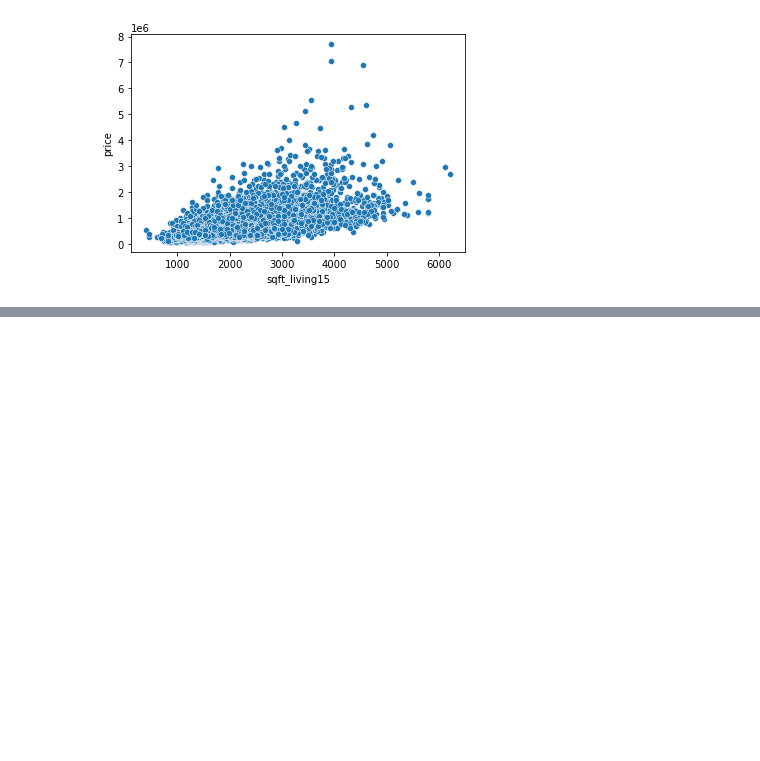
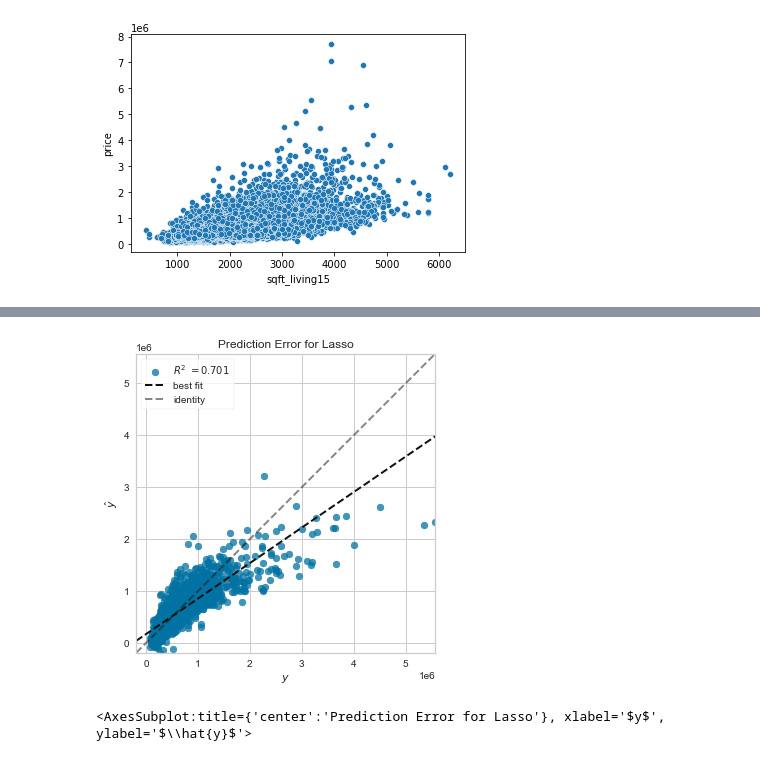
Before and after one commit to cantaruttim/Learning_Python, a Jupyter notebook: Estatística Para Machine Learning/Parte 8/Untitled.ipynb, the cells around one changed output, grey strips where cells are left out. Drawn from its saved outputs; the diff is of its cells as text; code cells hidden in the pictures; blank space fills up the shorter version.

Commit message:
pred with Lasso

```diff
--- a/Estatística Para Machine Learning/Parte 8/Untitled.ipynb
+++ b/Estatística Para Machine Learning/Parte 8/Untitled.ipynb
@@ -216,0 +217,23 @@ ValueError: The number of FixedLocator locations (15), usually from a call to se
+# %%
+from sklearn.linear_model import Lasso
+from sklearn.model_selection import train_test_split
+
+from yellowbrick.datasets import load_concrete
+from yellowbrick.regressor import PredictionError
+
+X = house.iloc[:, 1:16]
+y = house.iloc[:, 0]
+
+# Create the train and test data
+X_train, X_test, y_train, y_test = train_test_split(X, y, test_size=0.2, random_state=42)
+
+# Instantiate the linear model and visualizer
+model = Lasso()
+visualizer = PredictionError(model)
+
+visualizer.fit(X_train, y_train)  # Fit the training data to the visualizer
+visualizer.score(X_test, y_test)  # Evaluate the model on the test data
+visualizer.show()                 # Finalize and render the figure
+# %% [output]
+[figure, added]
+<AxesSubplot:title={'center':'Prediction Error for Lasso'}, xlabel='$y$', ylabel='$\\hat{y}$'>
```
Also changed, not shown: parts of 18 cells of this notebook.
